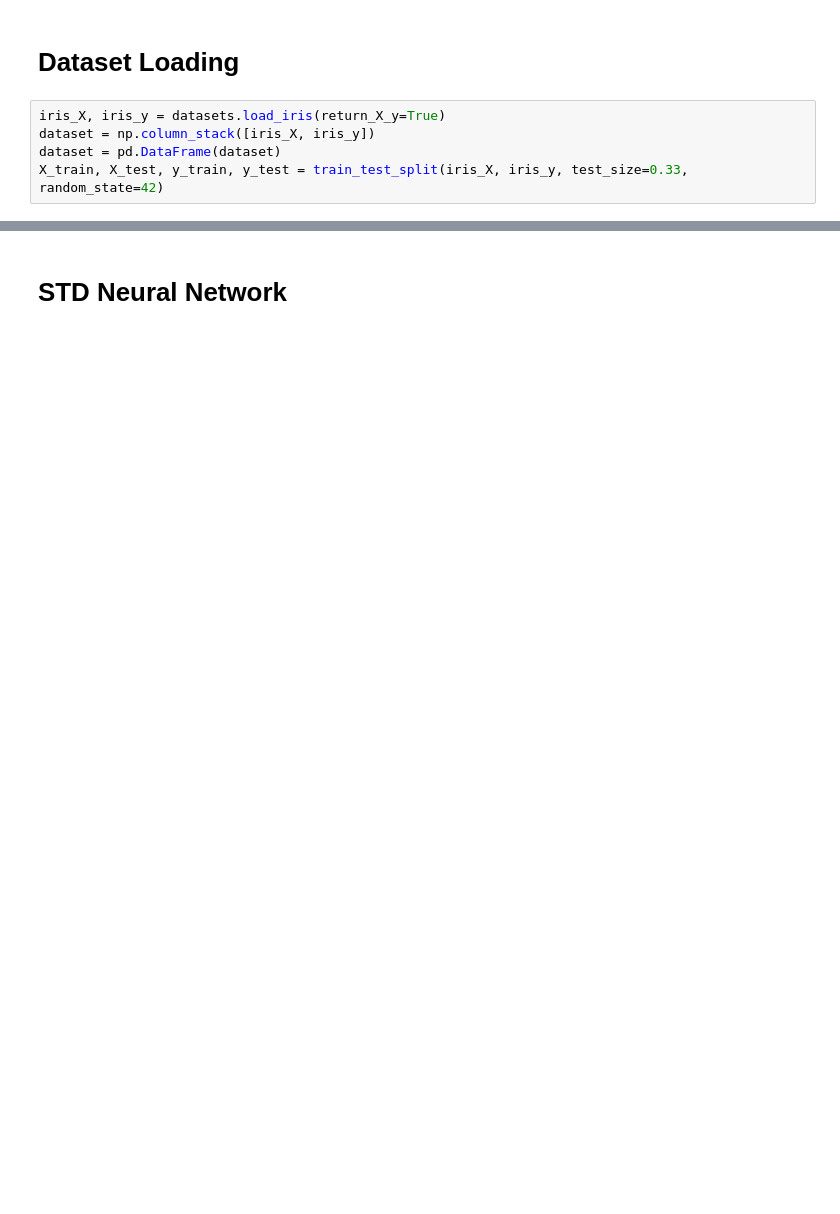
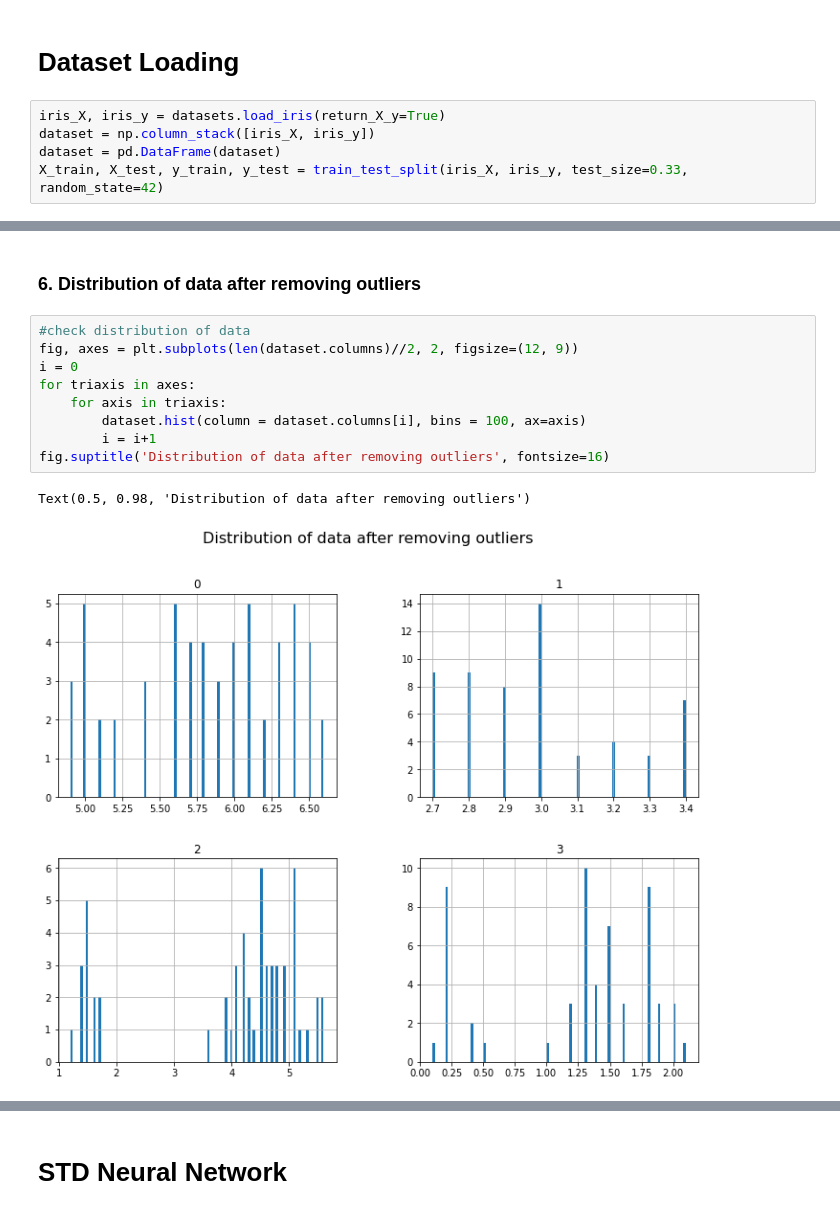
Before and after one commit to EPFLiGHT/CS433-2021-ecoML, a Jupyter notebook: notebooks/iris.ipynb, the cells around one changed output, grey strips where cells are left out. Cells and saved outputs as stored; diff of their text form; blank space fills up the shorter version.

```diff
--- a/notebooks/iris.ipynb
+++ b/notebooks/iris.ipynb
@@ -41,0 +89,14 @@ draw_histograms(dataset,dataset.columns,2,3)
+# %% [markdown]
+### 6. Distribution of data after removing outliers
+# %%
+#check distribution of data
+fig, axes = plt.subplots(len(dataset.columns)//2, 2, figsize=(12, 9))
+i = 0
+for triaxis in axes:
+    for axis in triaxis:
+        dataset.hist(column = dataset.columns[i], bins = 100, ax=axis)
+        i = i+1
+fig.suptitle('Distribution of data after removing outliers', fontsize=16)
+# %% [output]
+Text(0.5, 0.98, 'Distribution of data after removing outliers')
+[figure, added]
```
Also changed, not shown: parts of 23 cells of this notebook, 2 other files.
